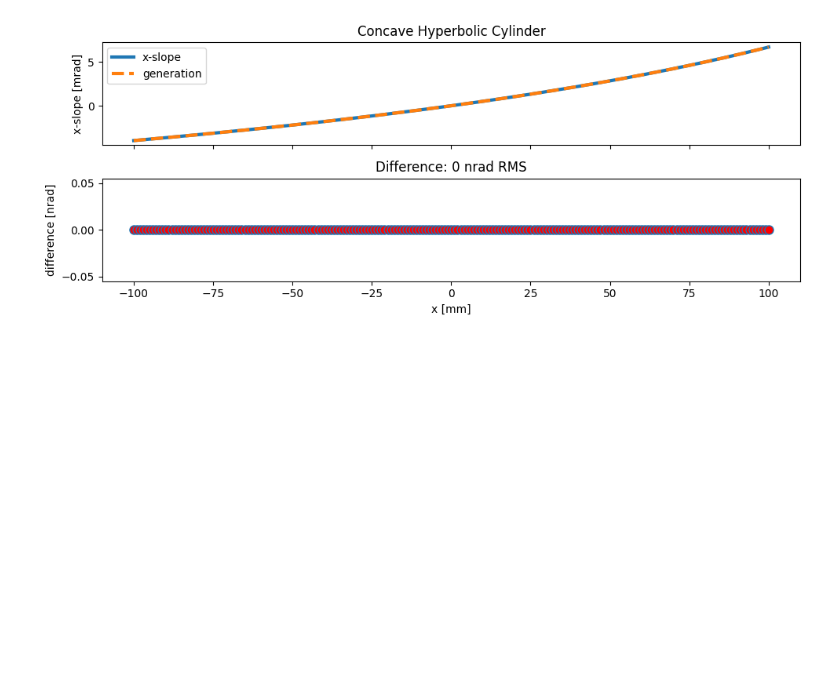
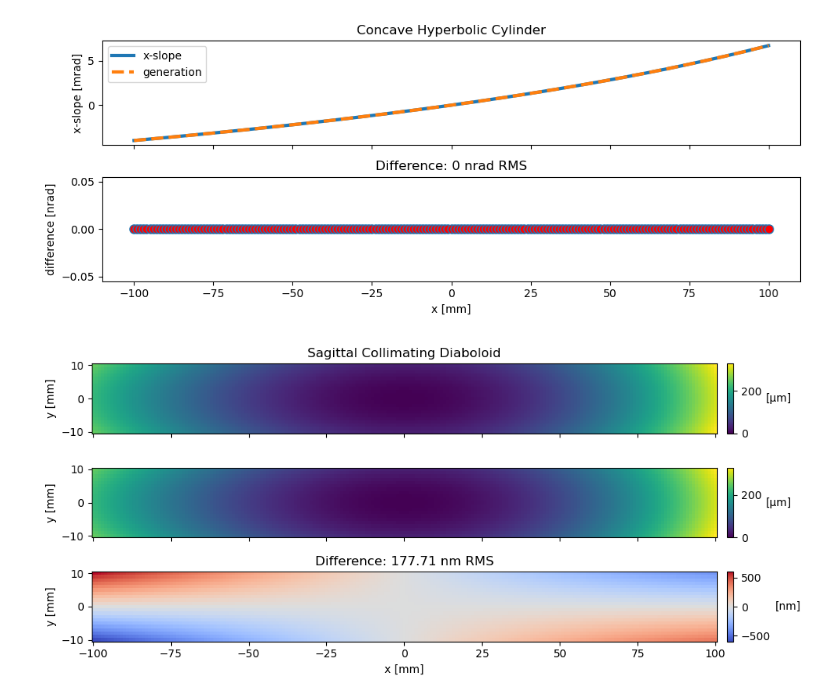
Before and after one commit to nsls2omf/xmf, a Jupyter notebook: python/demo_script_02_generate_shapes.ipynb, the cells around one changed output. Cells and saved outputs as stored; diff of their text form; code cells hidden in the pictures; blank space fills up the shorter version.

Commit message:
update with diaboloidal mirrors

```diff
--- a/python/demo_script_02_generate_shapes.ipynb
+++ b/python/demo_script_02_generate_shapes.ipynb
@@ -17,6 +17,9 @@ abs_p = 30
 abs_q = 0.3
 theta = 30e-3
 
+abs_q_t = 0.3
+abs_q_s = 0.6
+
 x_i = 0*-1e-3
 y_i = 0*-2e-4
 z_i = 0*3e-7
@@ -128,3 +131,11 @@ xmf.fig_compare_1d_slope(x1d, sx1d, sx1d_standard, 'Concave Hyperbolic Cylinder'
 [figure]
 [figure]
 [figure]
+# %%
+# 8.1. Sagittal Collimating Diaboloid (SCD)
+
+z2d_standard = xmf.standard_sag_col_diaboloid_height(x2d, y2d, abs_p, abs_q_t, theta)
+z2d = xmf.generate_2d_curved_surface_height(xmf.standard_sag_col_diaboloid_height, x2d, y2d, abs_p, abs_q_t, theta, x_i, y_i, z_i, alpha, beta, gamma)
+xmf.fig_show_2d_map(x1d, y1d, z2d, z2d_standard, 'Sagittal Collimating Diaboloid')
+# %% [output]
+[figure, added]
```
Also changed, not shown: parts of 5 cells of this notebook, 15 other files.
